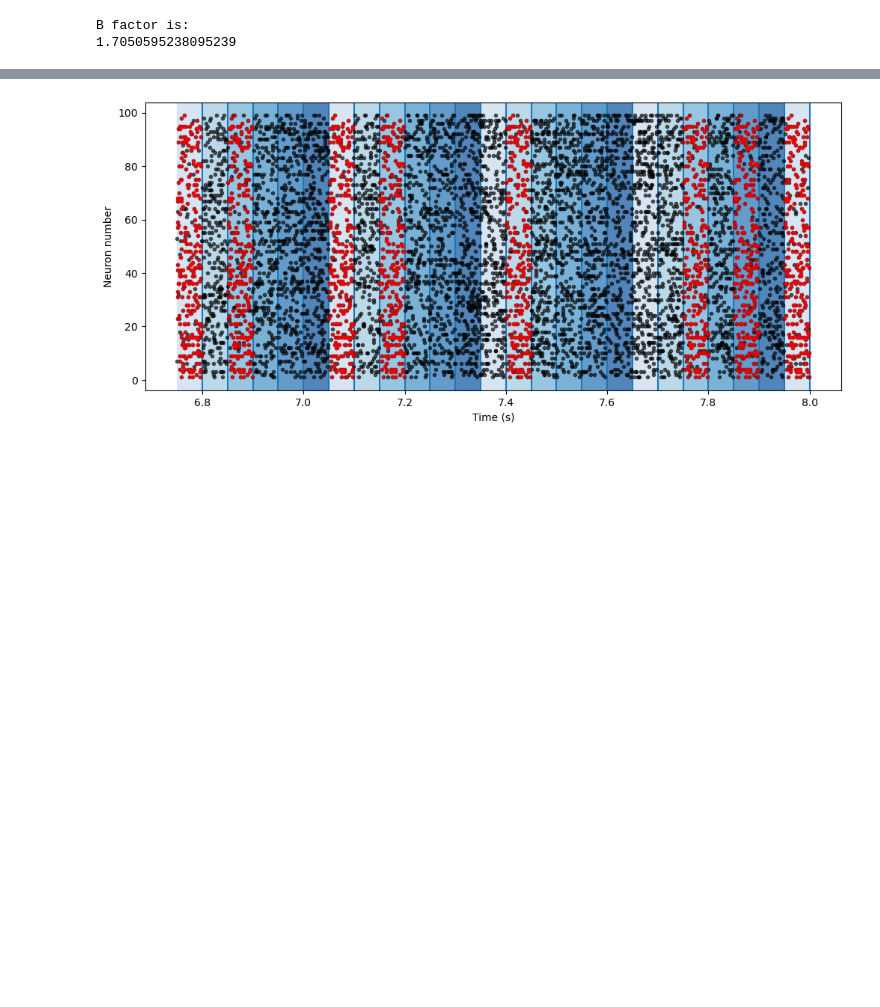
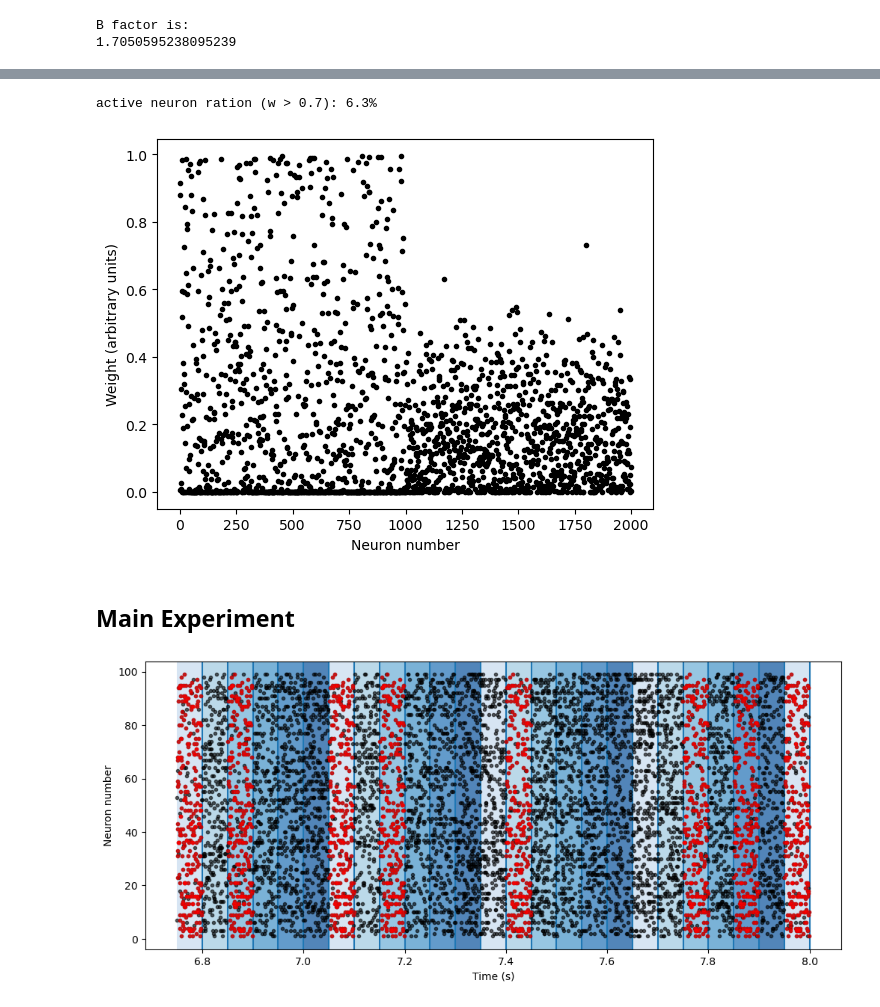
Before and after one commit to mehranfaraji/STDP-Finds-Start-of-Patterns, a Jupyter notebook: SRM.ipynb, the cells around one changed output, grey strips where cells are left out. Saved outputs shown, nothing was run; the diff lists cells and outputs as text; code cells hidden in the pictures; blank space fills up the shorter version.

```diff
--- a/SRM.ipynb
+++ b/SRM.ipynb
@@ -546,3 +544,15 @@ time 450.0 done.
+# %%
+active_ration = np.sum(weight>0.7)/ len(weight) * 100
+print(f'active neuron ration (w > 0.7): {active_ration:.1f}%')
+plt.plot(np.arange(len(weight)), weight, '.k')
+plt.xlabel('Neuron number')
+plt.ylabel('Weight (arbitrary units)')
+plt.show()
+# %% [output]
+active neuron ration (w > 0.7): 6.3%
+[figure, added]
+# %% [markdown]
+## Main Experiment
 # %%
 def save_data(path):
     np.save(path + "/weight.npy", weight)
```
Also changed, not shown: parts of 9 cells of this notebook.
